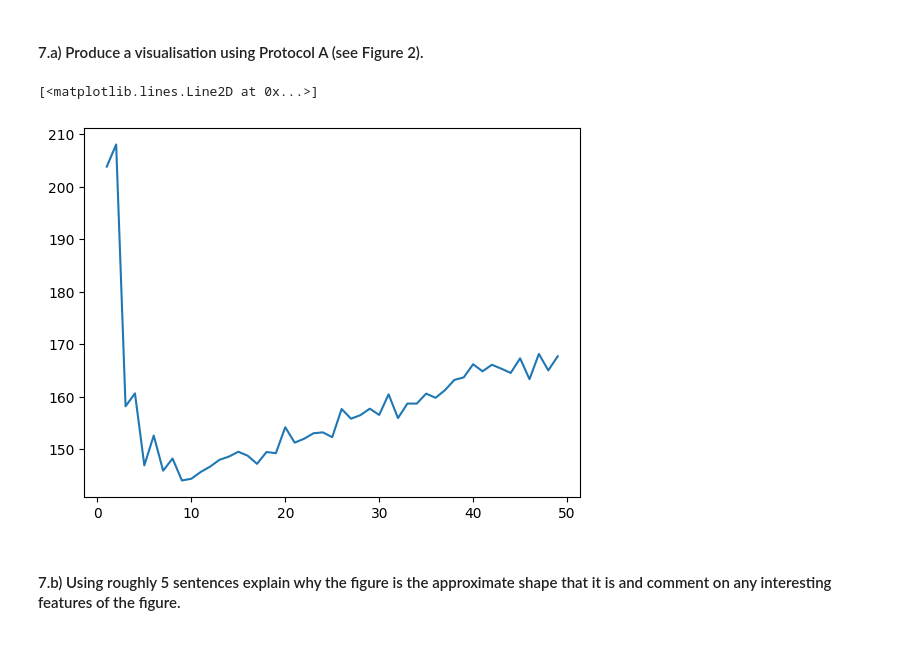
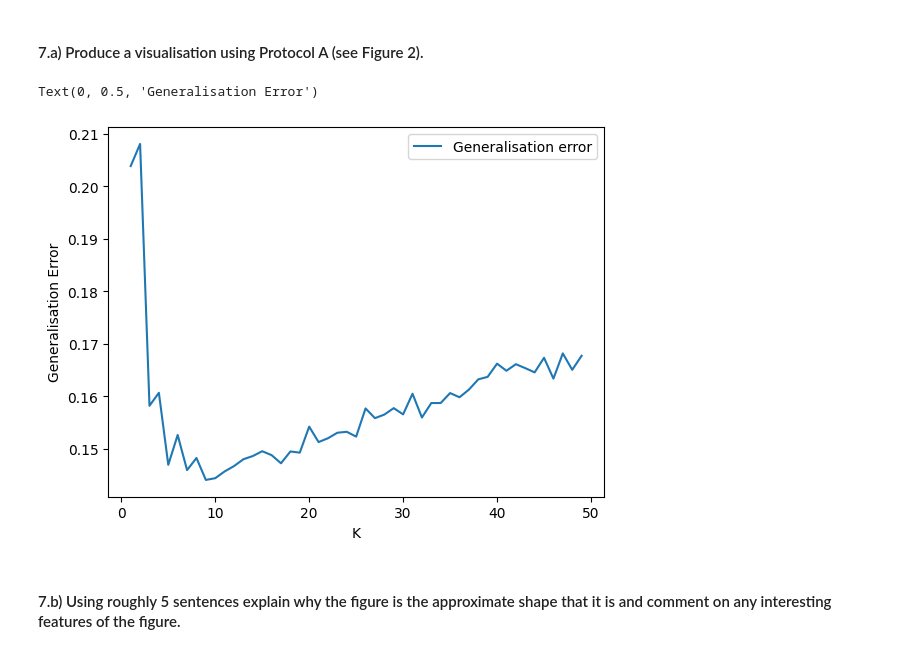
Before and after one commit to nadroj0-0/supervised_learning_coursework_1, a Jupyter notebook: Part2/PartII_KNN.ipynb, the cells around one changed output. Saved outputs shown, nothing was run; the diff lists cells and outputs as text; code cells hidden in the pictures.

Commit message:
part 3 and comments of part 2 (missing script execution)

```diff
--- a/Part2/PartII_KNN.ipynb
+++ b/Part2/PartII_KNN.ipynb
@@ -67,32 +126,33 @@ plt.show()
 # %%
-def ph_y(X):
-    y_train = []
-    for x in X:
-        if np.random.uniform(low=0, high=1) < 0.8:
-            # in this case, y = h(x)
-            y_train.append(knn_classifier(X_prob, y_prob, x[None])[0])
-        else:
-            # in this casem y uniformly sampled from {0,1}
-            y_train.append(np.random.choice([0,1], size=1)[0])
-    return np.array(y_train)
-
-gen_error = []
+gen_error = [] # array to store the generalisation error for each k
 for k in range(1, 50):
-    errors_k = []
-    for _ in range(100):
-        X_prob, y_prob = generate_random_h()
+    errors_k = [] # array to store the generalisation error for each execution with a certain k value
+    for _ in range(100): # execute 100 times per k
+        X_prob, y_prob = generate_random_h() # generate set S
+        # train dataset sampled from ph(X_prob, y_prob)
         X_train = np.random.uniform(low=0, high=1, size=(4000,2))
-        y_train = ph_y(X_train)
+        y_train = ph_y(X_train,X_prob, y_prob)
+        # test dataset sampled from ph(X_prob, y_prob)
         X_test = np.random.uniform(low=0, high=1, size=(1000,2))
-        y_test = ph_y(X_test)
+        y_test = ph_y(X_test, X_prob, y_prob)
+        # predict labels of test dataset using k-nn
         y_pred = knn_classifier(X_train, y_train, X_test, v=k)
+        # count errors
         errors_k.append(sum(y_pred != y_test))
     gen_error.append(np.mean(errors_k))
+# %%
+import json
+with open("gen_error.json", "r") as f:
+    gen_error = json.load(f)
 # %%
+# plot the generalisation error as a function of k
 x = range(1, 50)
-plt.plot(x, gen_error)
+plt.plot(x, [err / 1000 for err in gen_error[:49]], label="Generalisation error")
+plt.legend()
+plt.xlabel('K')
+plt.ylabel('Generalisation Error')
 # %% [output]
-[<matplotlib.lines.Line2D at 0x...>]
+Text(0, 0.5, 'Generalisation Error')
-[figure, old version]
+[figure, new version]
 # %% [markdown]
 #### 7.b) Using roughly 5 sentences explain why the figure is the approximate shape that it is and comment on any interesting features of the figure.
```
Also changed, not shown: parts of 10 cells of this notebook, 2 other files.
